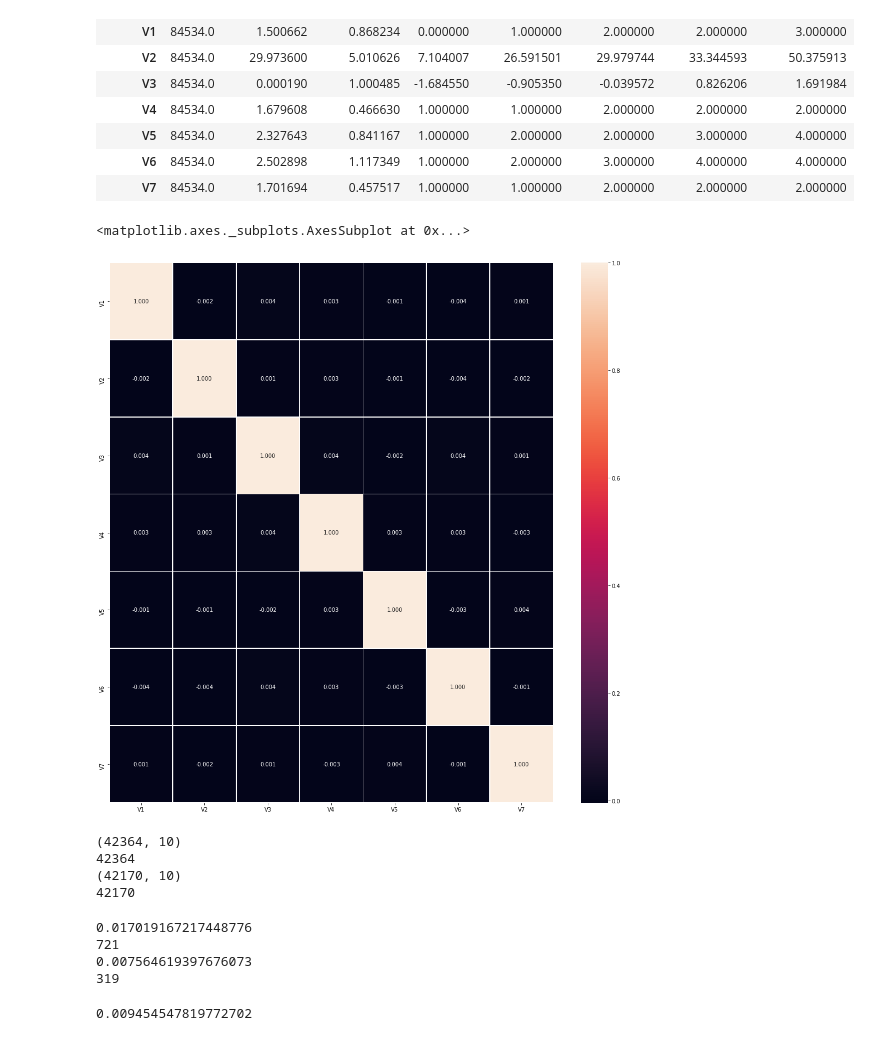
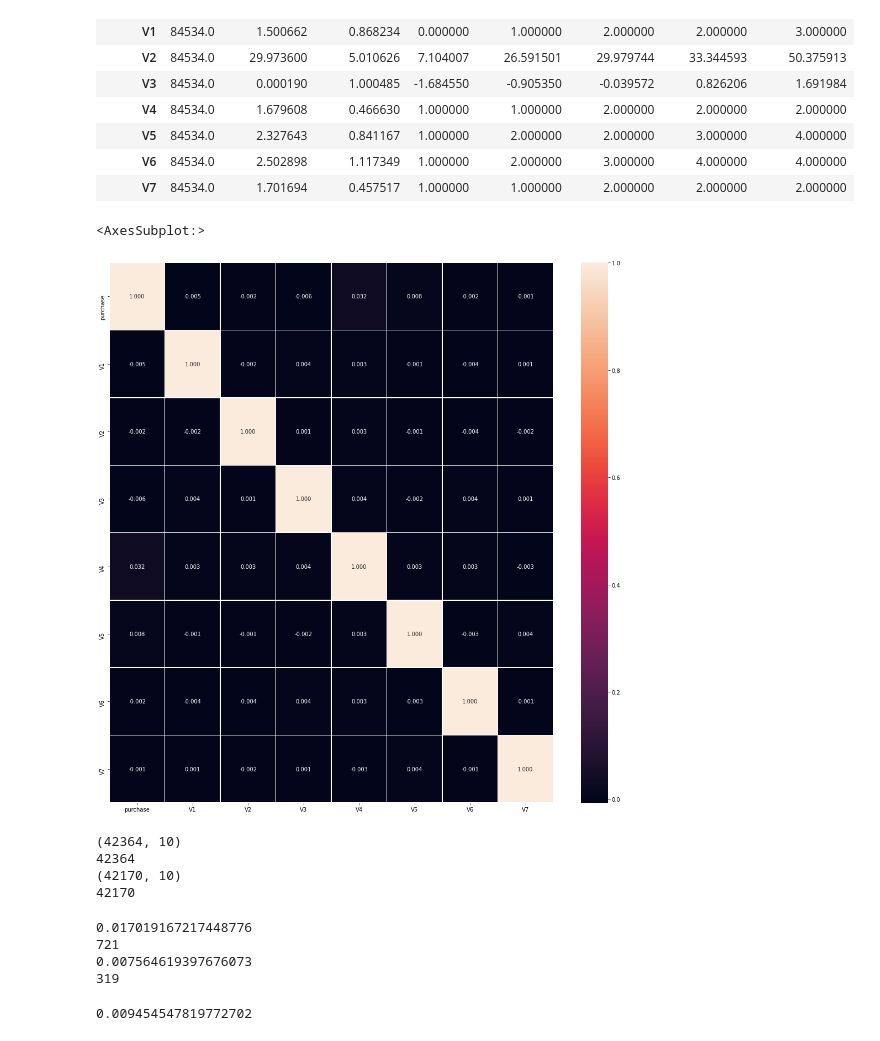
Before and after one commit to TeddyTessema/Starbucks-promotion-experiment, a Jupyter notebook: Starbucks.ipynb, the cells around one changed output. Drawn from its saved outputs; the diff is of its cells as text; code cells hidden in the pictures.

```diff
--- a/Starbucks.ipynb
+++ b/Starbucks.ipynb
@@ -170,13 +184,13 @@ train_data.describe().transpose()
 | V7 | 84534.0 | 1.701694 | 0.457517 | 1.000000 | 1.000000 | 2.000000 | 2.000000 | 2.000000 |
 # %%
 # check Correlation
-df = train_data.drop(['ID', 'Promotion', 'purchase'] , axis = 1)
+df = train_data.drop(['ID', 'Promotion'] , axis = 1)
 #correlation map
 f,ax = plt.subplots(figsize=(18, 18))
 sns.heatmap(df.corr(), annot=True, linewidths=.5, fmt= '.3f',ax=ax)
 # %% [output]
-<matplotlib.axes._subplots.AxesSubplot at 0x...>
+<AxesSubplot:>
-[figure, old version]
+[figure, new version]
 # %%
 # Split dataset in experimenta group and control group
 promotion_group = train_data[train_data['Promotion']== 'Yes']
@@ -193,24 +207,40 @@ print(n_control)
 42364
 (42170, 10)
 42170
-# %%
-# Calculate the probability for purchase in experiment and control group
-
-p_promotion = list(promotion_group.groupby('purchase').size())[1] /n_promotion
-
-purchasers_promotion = promotion_group.groupby('purchase').size()[1]
-print(p_promotion)
-print(purchasers_promotion)
-
-p_control = list(control_group.groupby('purchase').size())[1] / n_control
-purchaser_control = control_group.groupby('purchase').size()[1]
-print(p_control)
-print(purchaser_control)
-# %% [output]
-0.017019167217448776
-721
-0.007564619397676073
-319
+# %%
+# Calculate the probability for purchase in experiment and control group
+
+# define model
+model = DecisionTreeClassifier()
+
+# evaluate pipeline
+cv = RepeatedStratifiedKFold(n_splits = 10, n_repeats = 3, random_state=1)
+scores = cross_val_score(model, X, y, scoring='roc_auc', cv =cv, n_jobs=-1 )
+print('Mean ROC AUC: %.3f' % np.mean(scores))# define model
+model = DecisionTreeClassifier()
+
+# evaluate pipeline
+cv = RepeatedStratifiedKFold(n_splits = 10, n_repeats = 3, random_state=1)
+scores = cross_val_score(model, X, y, scoring='roc_auc', cv =cv, n_jobs=-1 )
+print('Mean ROC AUC: %.3f' % np.mean(scores))# define model
+model = DecisionTreeClassifier()
+
+# evaluate pipeline
+cv = RepeatedStratifiedKFold(n_splits = 10, n_repeats = 3, random_state=1)
+scores = cross_val_score(model, X, y, scoring='roc_auc', cv =cv, n_jobs=-1 )
+print('Mean ROC AUC: %.3f' % np.mean(scores))# ####SSSpurchasers_promotion = promotion_group.groupby('purchase').size()[1]
+print(p_promotion)
+print(purchasers_promotion)
+
+p_control = list(control_group.groupby('purchase').size())[1] / n_control
+purchaser_control = control_group.groupby('purchase').size()[1]
+print(p_control)
+print(purchaser_control)
+# %% [output]
+0.017019167217448776
+721
+0.007564619397676073
+319
 # %%
 #Compute IRR
 IRR = p_promotion - p_control
```
Also changed, not shown: parts of 29 cells of this notebook.
